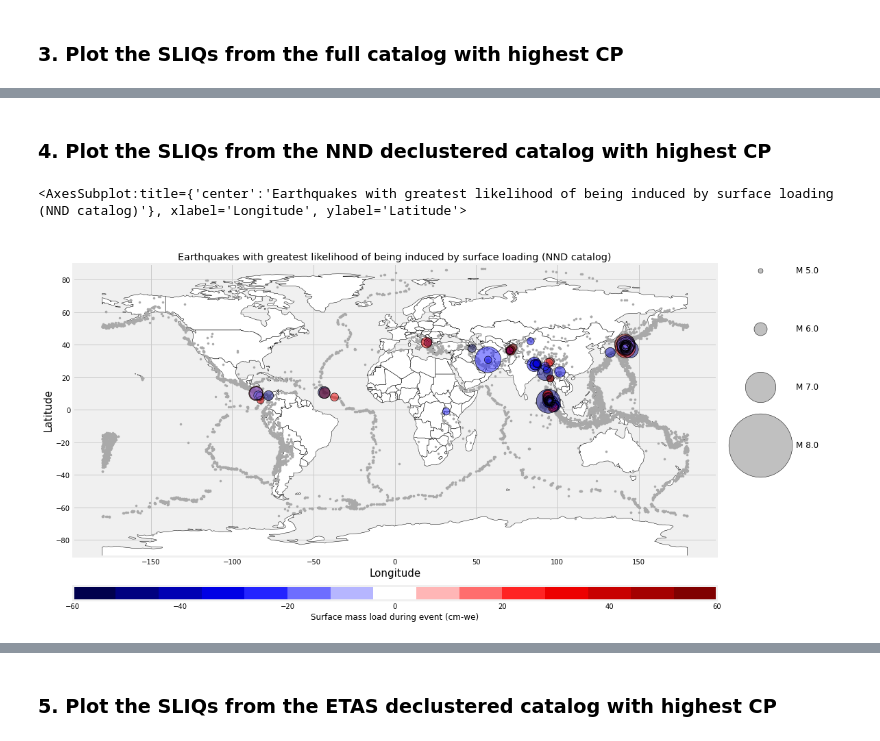
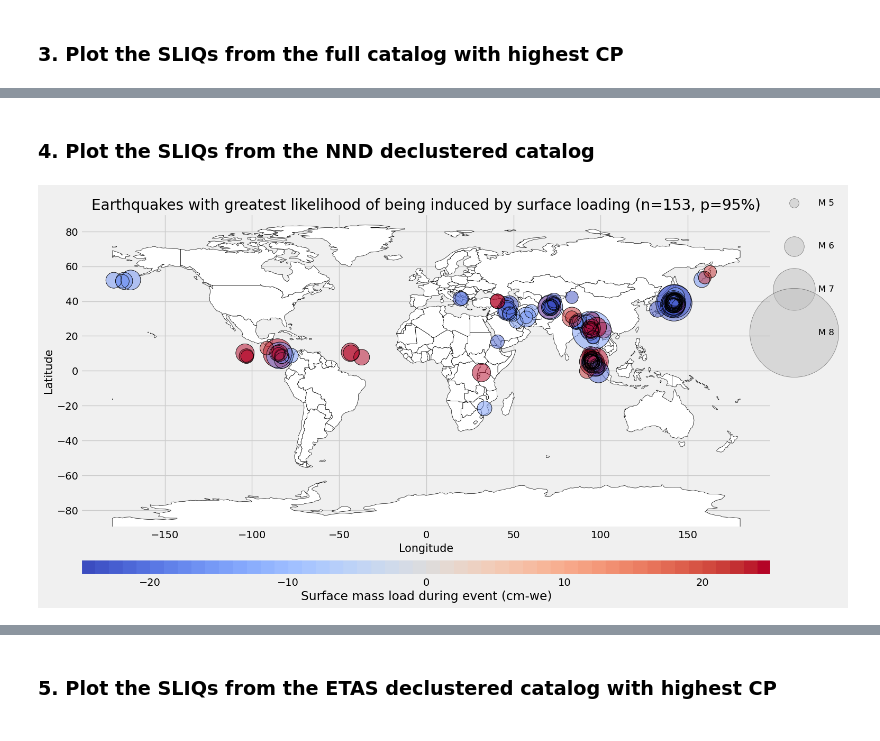
Before and after one commit to amandasyamsul/SLIQ, a Jupyter notebook: figure-3.ipynb, the cells around one changed output, grey strips where cells are left out. Drawn from its saved outputs; the diff is of its cells as text; code cells hidden in the pictures.

```diff
--- a/figure-3.ipynb
+++ b/figure-3.ipynb
@@ -41,8 +39,7 @@ sliq_full=sliq_full.drop(['index'], axis=1)
 
 sliq_full['dmass']=sliq_full['dmass'].astype(float)
 # %%
-importlib.reload(loadquakes)
-plt.style.use('fivethirtyeight')
-
-loadquakes.load_map_cb(catalog,sliq_full.head(10),sliq_full.dmass.head(10),
-                'SLIQs with highest conditional probability (full catalog)',20,40,11,circle_scale=1e-6)
+# Not used in the paper; need to reset the circle_scale variable with new function
+# loadquakes.load_map_cb(catalog,sliq_full[sliq_full.cp>1.59],sliq_full[sliq_full.cp>1.59].dmass,
+#                 'SLIQs with highest conditional probability (full catalog)',20,40,11,circle_scale=1e-6)
+# plt.show()
@@ -52,5 +46,5 @@ loadquakes.load_map_cb(catalog,sliq_full.head(10),sliq_full.dmass.head(10),
 # %% [markdown]
-### 4. Plot the SLIQs from the NND declustered catalog with highest CP
+### 4. Plot the SLIQs from the NND declustered catalog
 # %%
 sliq_nnd=NND_declustered.sort_values('cp',ascending=False)
 sliq_nnd=sliq_nnd.reset_index()
@@ -60,8 +52,10 @@ sliq_nnd=sliq_nnd.drop(['index'], axis=1)
 sliq_nnd['dmass']=sliq_nnd['dmass'].astype(float)
 # %%
-loadquakes.load_map_cb(catalog,sliq_nnd.head(100),sliq_nnd.dmass.head(100),
-                'Earthquakes with greatest likelihood of being induced by surface loading (NND catalog)',
-                       -60,60,11,circle_scale=1e-6)
+cp_thr = 1.5
+nthr=len(sliq_nnd[sliq_nnd.cp>cp_thr])
+loadquakes.load_map_cb(catalog,sliq_nnd[sliq_nnd.cp>cp_thr],sliq_nnd[sliq_nnd.cp>cp_thr].dmass,
+                f'Earthquakes with greatest likelihood of being induced by surface loading (n={nthr}, p=95%)',
+                       -25,25,circle_scale=0.09,markersize_scale=1.5)
+plt.show()
 # %% [output]
-<AxesSubplot:title={'center':'Earthquakes with greatest likelihood of being induced by surface loading (NND catalog)'}, xlabel='Longitude', ylabel='Latitude'>
-[figure, old version]
+[figure, new version]
```
Also changed, not shown: parts of 24 cells of this notebook, 6 other files.
